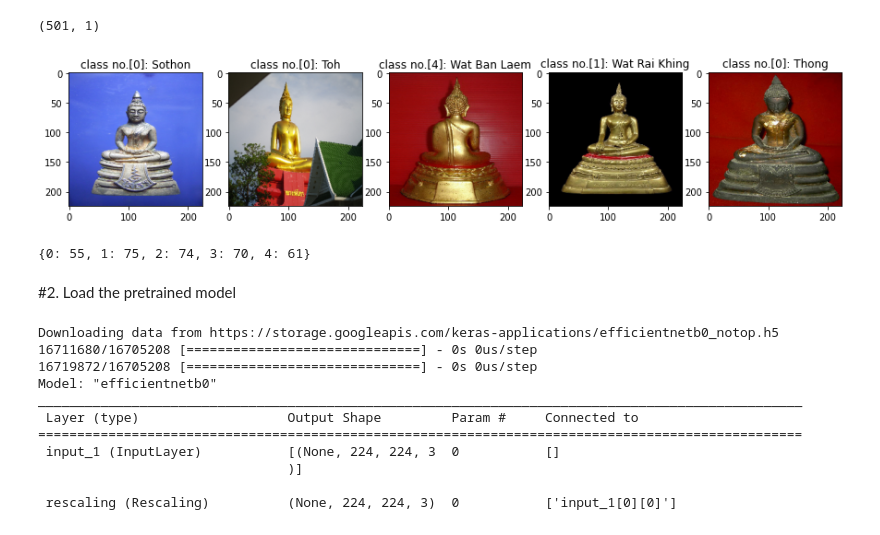
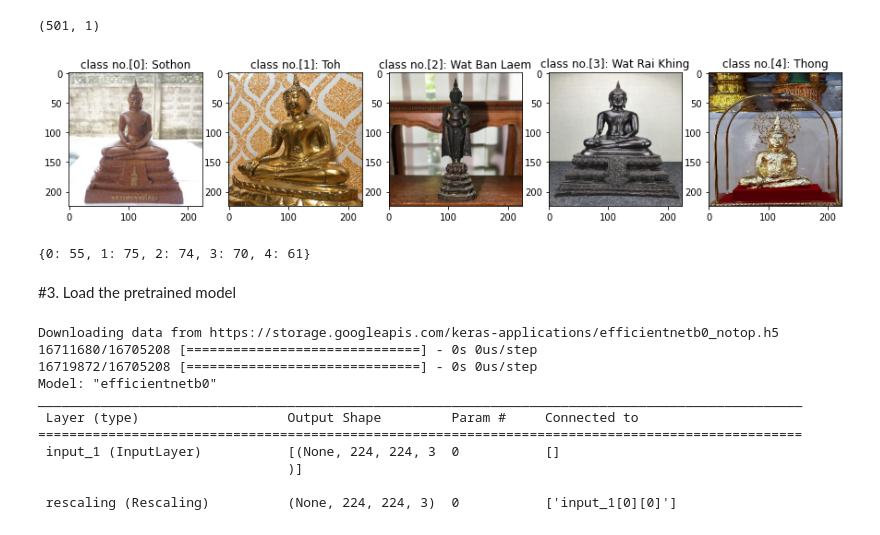
Before and after one commit to robinoud/BADS7604_HW4_Transfer_Learning, a Jupyter notebook: EfficientNetB0_No fine tuning.ipynb, the cells around one changed output. Drawn from its saved outputs; the diff is of its cells as text; code cells hidden in the pictures.

```diff
--- a/EfficientNetB0_No fine tuning.ipynb
+++ b/EfficientNetB0_No fine tuning.ipynb
@@ -104,14 +104,16 @@ name_index.shape
 x_train, x_test, y_train, y_test = train_test_split(img_array, name_index, test_size=0.33, random_state=42)
 # %%
 #visualize
-
+num = 0
+list_stupa = [1,107,220,304,499]
 plt.figure(figsize = (15,5))
-for i in range(5):
-    plt.subplot(150+1+i).set_title(f"class no.{y_train[i]}: {ans_list[i]}")
-    plt.imshow(x_train[i])
+for i in list_stupa:
+  plt.subplot(150+1+num).set_title(f"class no.{name_index[i]}: {ans_list[int(name_index[i])]}")
+  plt.imshow(img_list[i])
+  num += 1
 plt.show()
 # %% [output]
-[figure, old version]
+[figure, new version]
 # %%
 # Plot y_train and count value
 unique, counts = np.unique(y_train, return_counts=True)
@@ -119,7 +121,7 @@ dict(zip(unique, counts))
 # %% [output]
 {0: 55, 1: 75, 2: 74, 3: 70, 4: 61}
 # %% [markdown]
-#2. Load the pretrained model
+#3. Load the pretrained model
 # %%
 # Load the ImageNet VGG-16 model, including both the feature extractor part and the classifier part
 # By default, VGG-16 is designed for an input image of dimension 224x224x3
```
Also changed, not shown: parts of 17 cells of this notebook, 1 other file.
